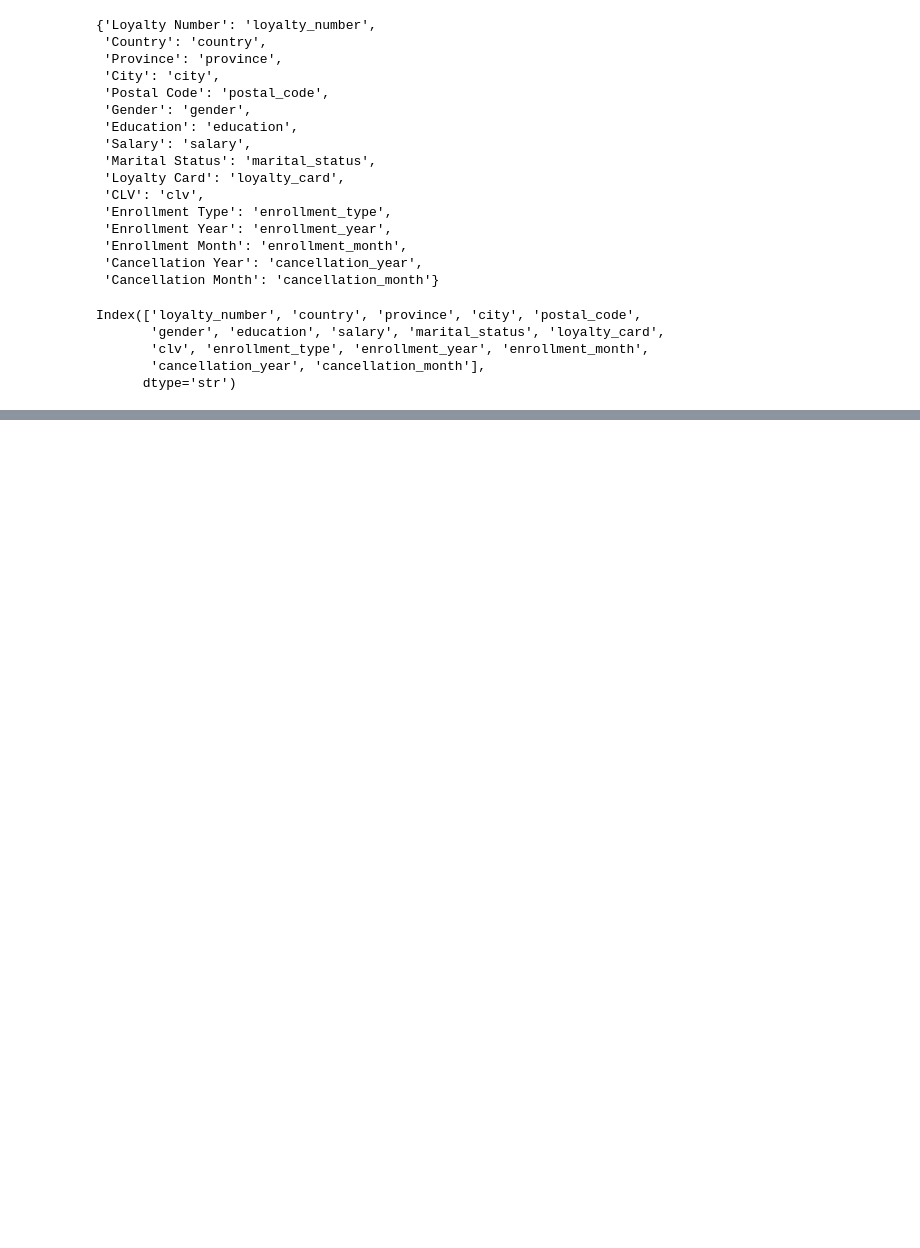
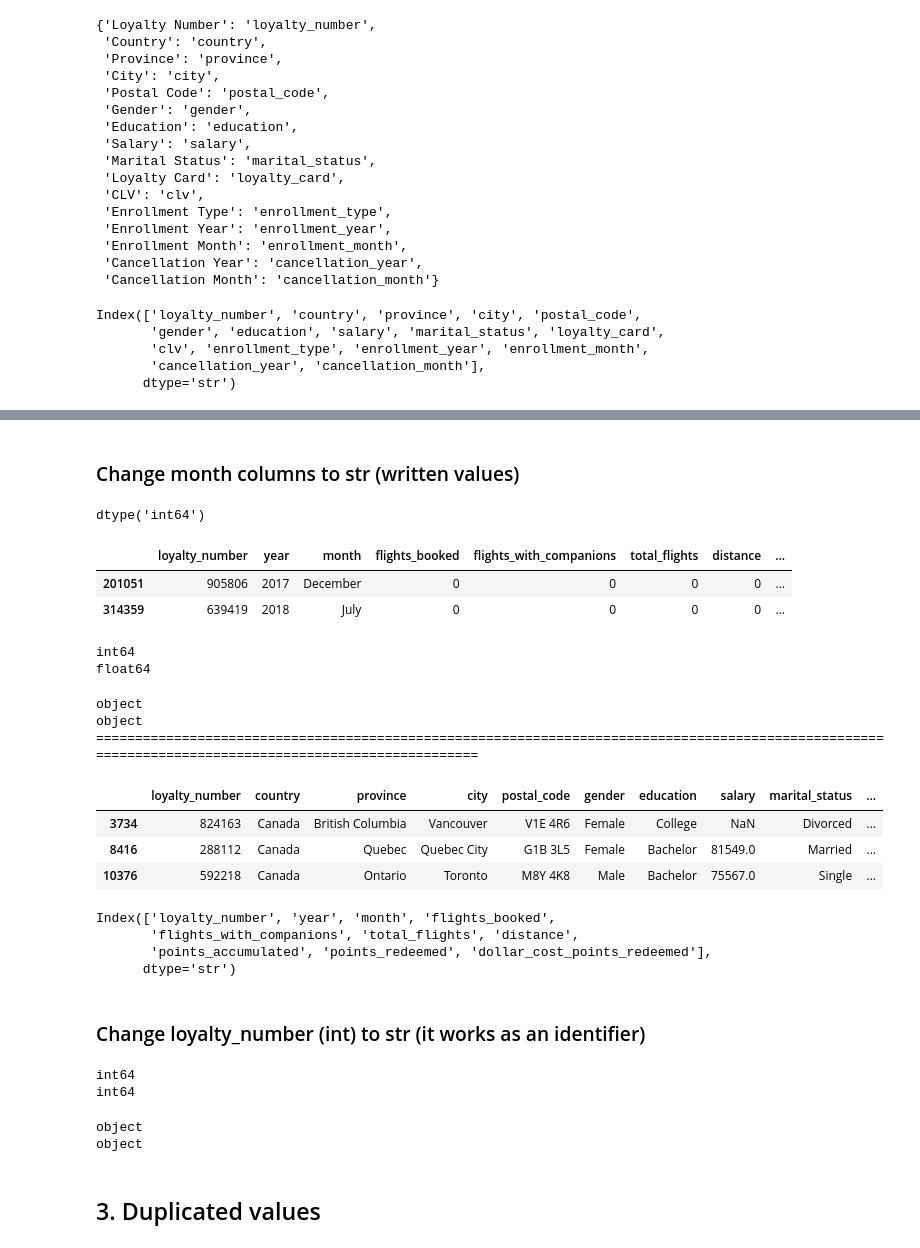
Before and after one commit to Adalab/bda-modulo-3-evaluacion-final-eva5ferrer, a Jupyter notebook: phase-1-data-exploration-cleaning.ipynb, the cells around one changed output, grey strips where cells are left out. Drawn from its saved outputs; the diff is of its cells as text; code cells hidden in the pictures; blank space fills up the shorter version.

```diff
--- a/phase-1-data-exploration-cleaning.ipynb
+++ b/phase-1-data-exploration-cleaning.ipynb
@@ -222,0 +293,6 @@ Data type changes should be done before doing any basic statistics such as df.de
+# %%
+year_columns = ["enrollment_year","cancellation_year"]
+for col in year_columns: # For loop to apply str to both columns
+    df_customers[col] = df_customers[col].astype(str)
+
+df_customers.dtypes # To verify we changed the date type
@@ -222,0 +321,7 @@ Data type changes should be done before doing any basic statistics such as df.de
+# %% [markdown]
+### Change month columns to str (written values)
+# %%
+# WE START WITH THE FLIGHTS DATAFRAME:
+df_flights["month"].dtypes
+# %% [output]
+dtype('int64')
@@ -222,0 +332,37 @@ Data type changes should be done before doing any basic statistics such as df.de
+# %%
+df_flights["month"] = df_flights["month"].replace(months_dictionary)
+# The use of replace is safer. If it does not find any coincidence, it will do nothing.
+df_flights.sample(2)
+# %% [output]
+|  | loyalty_number | year | month | flights_booked | flights_with_companions | total_flights | distance | ... |
+| 201051 | 905806 | 2017 | December | 0 | 0 | 0 | 0 | ... |
+| 314359 | 639419 | 2018 | July | 0 | 0 | 0 | 0 | ... |
+# %%
+# WE DO THE SAME WITH THE CUSTOMERS INFO DATAFRAME:
+
+print(df_customers["enrollment_month"].dtypes)
+print(df_customers["cancellation_month"].dtypes)
+# %% [output]
+int64
+float64
+# %%
+month_columns = ["enrollment_month", "cancellation_month"]
+
+for col in month_columns:
+    df_customers[col] = df_customers[col].astype(object) # Tried to convert it to int, but I was having problems with "cancellation_month", since it has some null values.
+                                                         # I prefer to convert it to object.
+    df_customers[col] = df_customers[col].replace(months_dictionary)
+
+# To verify the change
+print(df_customers["enrollment_month"].dtypes)
+print(df_customers["cancellation_month"].dtypes)
+print("=" *150)
+df_customers.sample(3)
+# %% [output]
+object
+object
+======================================================================================================================================================
+|  | loyalty_number | country | province | city | postal_code | gender | education | salary | marital_status | ... |
+| 3734 | 824163 | Canada | British Columbia | Vancouver | V1E 4R6 | Female | College | NaN | Divorced | ... |
+| 8416 | 288112 | Canada | Quebec | Quebec City | G1B 3L5 | Female | Bachelor | 81549.0 | Married | ... |
+| 10376 | 592218 | Canada | Ontario | Toronto | M8Y 4K8 | Male | Bachelor | 75567.0 | Single | ... |
@@ -222,0 +373,25 @@ Data type changes should be done before doing any basic statistics such as df.de
+# %%
+df_flights.columns
+# %% [output]
+Index(['loyalty_number', 'year', 'month', 'flights_booked',
+       'flights_with_companions', 'total_flights', 'distance',
+       'points_accumulated', 'points_redeemed', 'dollar_cost_points_redeemed'],
+      dtype='str')
+# %% [markdown]
+### Change loyalty_number (int) to str (it works as an identifier)
+# %%
+# No need to have loyalty_number as int. This works as a customer identifier and we won't do any statistics with it.
+print(df_flights["loyalty_number"].dtypes)
+print(df_customers["loyalty_number"].dtypes)
+# %% [output]
+int64
+int64
+# %%
+df_flights["loyalty_number"] = df_flights["loyalty_number"].astype(object)
+df_customers["loyalty_number"] = df_flights["loyalty_number"].astype(object)
+# To verify the change:
+print(df_flights["loyalty_number"].dtypes)
+print(df_customers["loyalty_number"].dtypes)
+# %% [output]
+object
+object
@@ -222,0 +400,2 @@ Data type changes should be done before doing any basic statistics such as df.de
+# %% [markdown]
+## 3. Duplicated values
```
Also changed, not shown: parts of 28 cells of this notebook.
